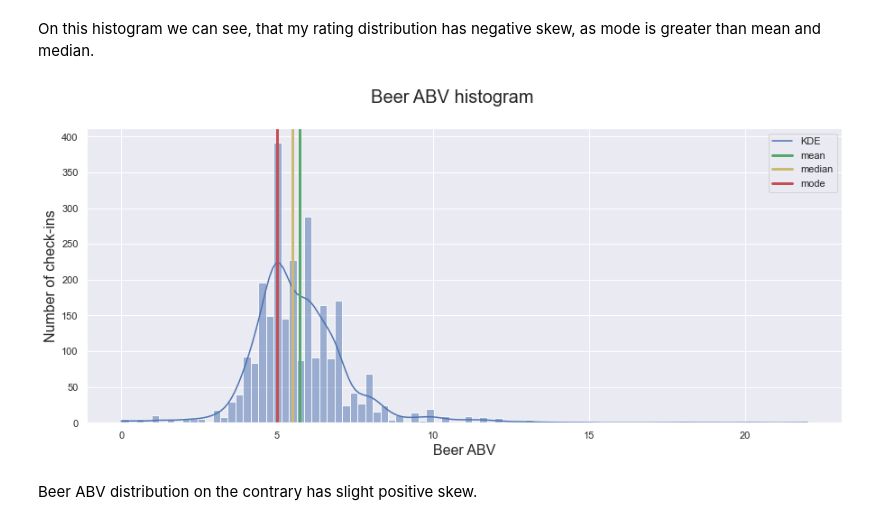
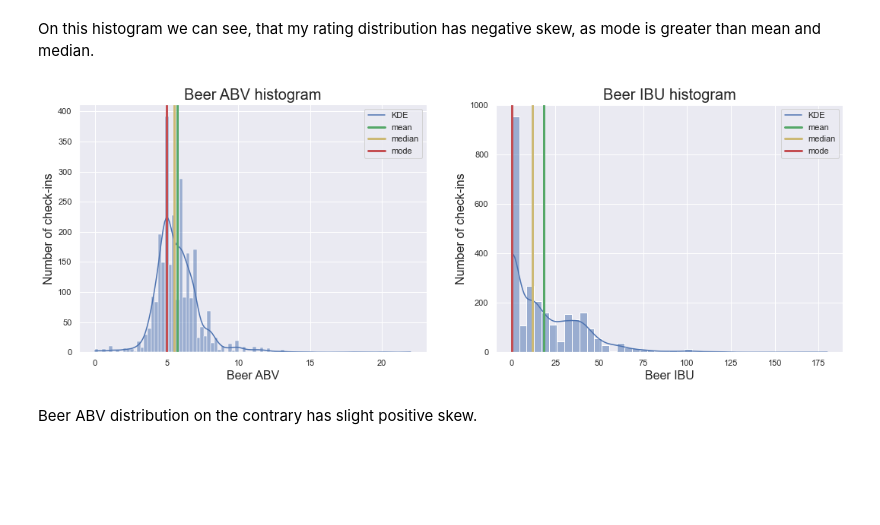
Before and after one commit to gruntoff/untappd-checkins, a Jupyter notebook: Untappd check-ins analisys.ipynb, the cells around one changed output. Saved outputs shown, nothing was run; the diff lists cells and outputs as text; code cells hidden in the pictures; blank space fills up the shorter version.

Commit message:
add data, fix graphs

```diff
--- a/Untappd check-ins analisys.ipynb
+++ b/Untappd check-ins analisys.ipynb
@@ -338,18 +338,32 @@ plt.show()
 # %% [markdown]
 On this histogram we can see, that my rating distribution has negative skew, as mode is greater than mean and median.
 # %%
-plt.figure(figsize=(15,6))
+plt.figure(figsize=(18,6))
+
+plt.subplot(1, 2, 1)
 figure = sns.histplot(x='beer_abv', data=df, kde=True)
 plt.axvline(x=df['beer_abv'].mean(), linewidth=3, color='g', label="mean")
 plt.axvline(x=df['beer_abv'].median(), linewidth=3, color='y', label="median")
 plt.axvline(x=df['beer_abv'].mode()[0], linewidth=3, color='r', label="mode")
 
 plt.ylabel('Number of check-ins', fontsize=16)
 plt.xlabel('Beer ABV', fontsize=16)
-plt.suptitle('Beer ABV histogram', fontsize=20)
+plt.title('Beer ABV histogram', fontsize=20)
 plt.legend(['KDE', 'mean', 'median', 'mode'])
+
+plt.subplot(1, 2, 2)
+figure = sns.histplot(x='beer_ibu', data=df, kde=True)
+plt.axvline(x=df['beer_ibu'].mean(), linewidth=3, color='g', label="mean")
+plt.axvline(x=df['beer_ibu'].median(), linewidth=3, color='y', label="median")
+plt.axvline(x=df['beer_ibu'].mode()[0], linewidth=3, color='r', label="mode")
+
+plt.ylabel('Number of check-ins', fontsize=16)
+plt.xlabel('Beer IBU', fontsize=16)
+plt.title('Beer IBU histogram', fontsize=20)
+plt.legend(['KDE', 'mean', 'median', 'mode'])
+
 plt.show()
 # %% [output]
-[figure, old version]
+[figure, new version]
 # %% [markdown]
 Beer ABV distribution on the contrary has slight positive skew.
```
Also changed, not shown: parts of 20 cells of this notebook, 1 other file.
